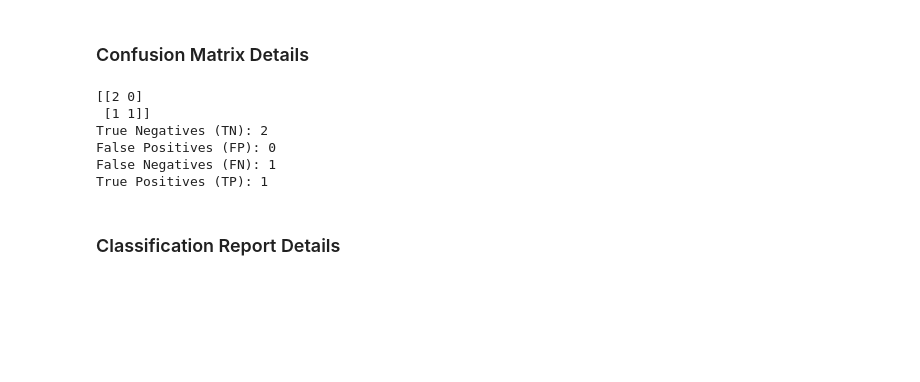
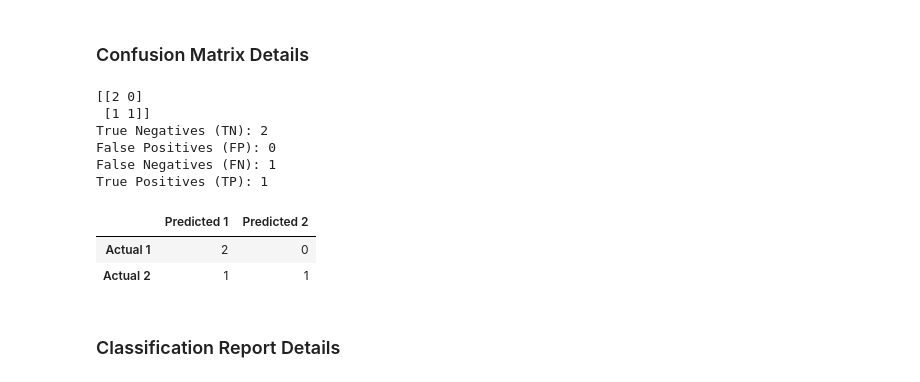
Before and after one commit to raymcg/ZZSC5846, a Jupyter notebook: Snippets/ML Snippets.ipynb, the cells around one changed output. Drawn from its saved outputs; the diff is of its cells as text; code cells hidden in the pictures; blank space fills up the shorter version.

```diff
--- a/Snippets/ML Snippets.ipynb
+++ b/Snippets/ML Snippets.ipynb
@@ -408,26 +443,37 @@ Accuracy: 0.75
 # %%
 y_test = [0,0,1,1]
 y_pred = [0,0,0,1]
 
+from sklearn.metrics import accuracy_score, confusion_matrix, classification_report
 conf_matrix = confusion_matrix(y_test, y_pred)
 print(conf_matrix)
 
 # Extract TN, FP, FN, TP
 TN, FP, FN, TP = conf_matrix.ravel()
 # The order of the output from sklearn is usually TN, FP, FN, TP
 
 # Print the results
 print(f"True Negatives (TN): {TN}")
 print(f"False Positives (FP): {FP}")
 print(f"False Negatives (FN): {FN}")
 print(f"True Positives (TP): {TP}")
+
+# Create a DataFrame from the confusion matrix
+cm_df = pd.DataFrame(conf_matrix, columns=['Predicted 1', 'Predicted 2'])
+cm_df.index = ['Actual 1', 'Actual 2']
+
+# Display the DataFrame
+display(cm_df)
 # %% [output]
 [[2 0]
  [1 1]]
 True Negatives (TN): 2
 False Positives (FP): 0
 False Negatives (FN): 1
 True Positives (TP): 1
+|  | Predicted 1 | Predicted 2 |
+| Actual 1 | 2 | 0 |
+| Actual 2 | 1 | 1 |
 # %% [markdown]
 ### Classification Report Details
 # %%
```
Also changed, not shown: parts of 29 cells of this notebook.
